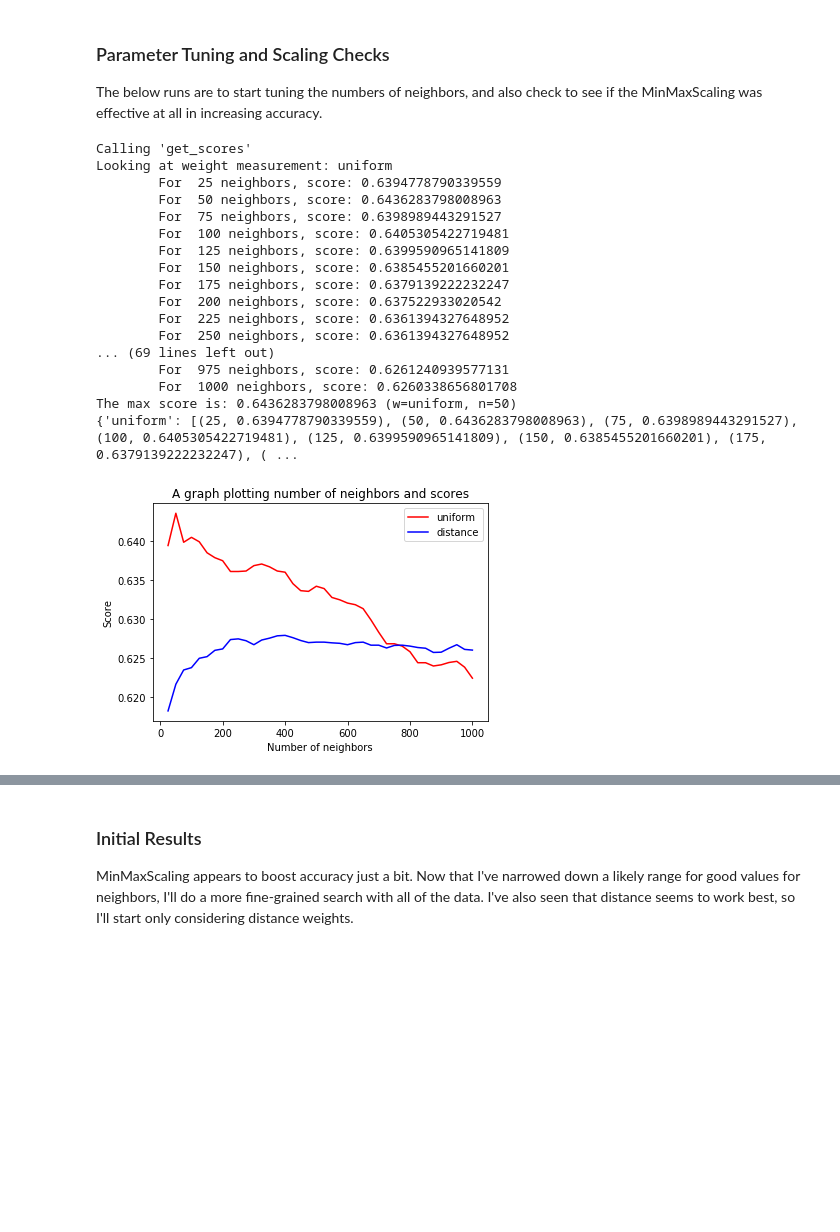
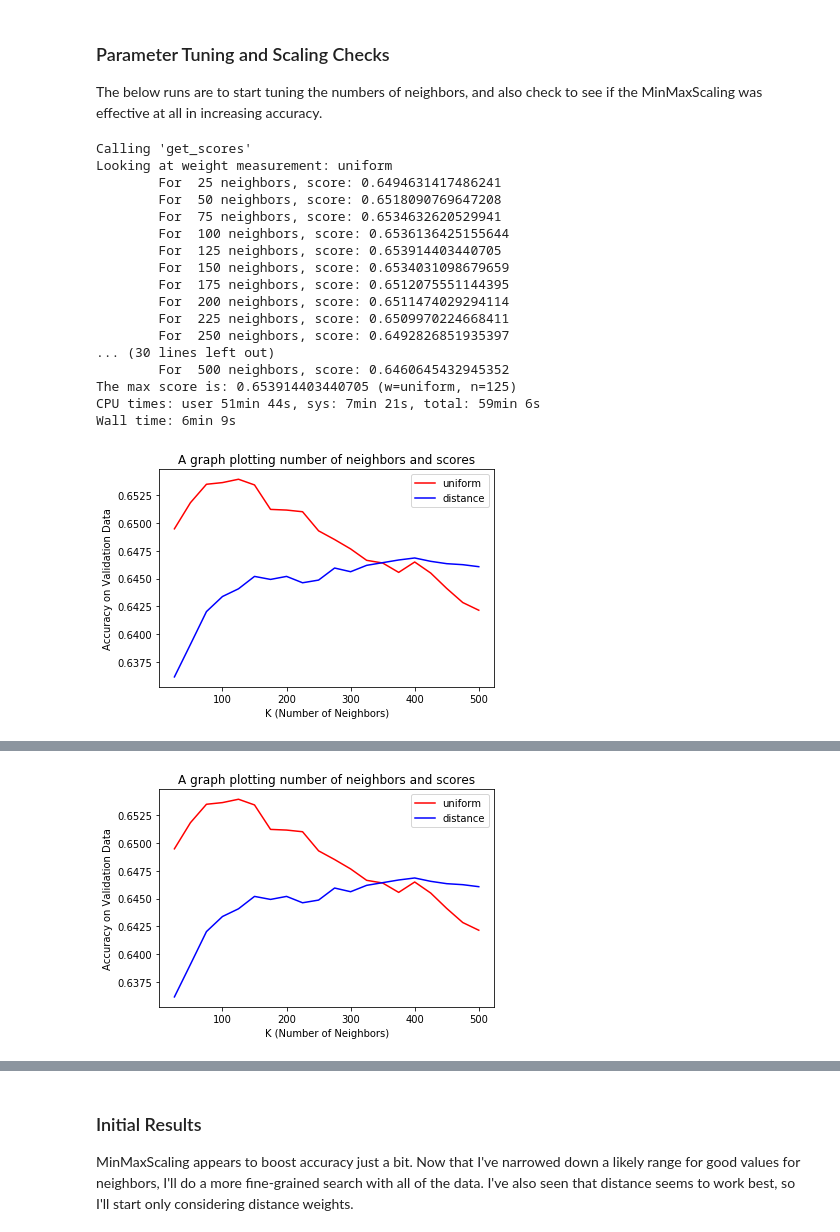
Before and after one commit to michaelmdresser/csci5622project, a Jupyter notebook: erika_knn.ipynb, the cells around one changed output, grey strips where cells are left out. Saved outputs shown, nothing was run; the diff lists cells and outputs as text; code cells hidden in the pictures; blank space fills up the shorter version.

```diff
--- a/erika_knn.ipynb
+++ b/erika_knn.ipynb
@@ -188,7 +234,7 @@ def get_scores(n_low, n_high, n_step, x_train, y_train, x_valid, y_valid, weight
                 max_score = (score, w, n, knn)
     return max_score, scores
 # %%
-def plot_scores(scores):
+def plot_scores(scores, title='A graph plotting number of neighbors and scores'):
     fig, ax = plt.subplots()
     colors = ['red', 'blue', 'green', 'purple', 'orange', 'black']
 
@@ -199,40 +245,38 @@ def plot_scores(scores):
         line.set_label(key)
 
     # Label axes
-    ax.set(xlabel='Number of neighbors', ylabel='Score',
-           title='A graph plotting number of neighbors and scores')
+    ax.set(xlabel='K (Number of Neighbors)', ylabel='Accuracy on Validation Data', title=title)
 
     ax.legend()
-    plt.show()
+    return plt
 # %% [markdown]
 <h3>Parameter Tuning and Scaling Checks</h3>
 The below runs are to start tuning the numbers of neighbors, and also check to see if the MinMaxScaling was effective at all in increasing accuracy.
 # %%
 %%time
-num_samples = 50000
-max_score_base, scores_base = get_scores(25, 1000, 25,
-                                         x_train_base.head(num_samples),
-                                         y_train_base.head(num_samples),
-                                         x_valid_base.head(num_samples),
-                                         y_valid_base.head(num_samples))
+max_score_base, scores_base = get_scores(25, 501, 25,
+                                         x_train_base,
+                                         y_train_base,
+                                         x_valid_base,
+                                         y_valid_base)
 print("The max score is: {} (w={}, n={})".format(max_score_base[0], max_score_base[1], max_score_base[2]))
 plot_scores(scores_base)
 # %% [output]
 Calling 'get_scores'
 Looking at weight measurement: uniform
-        For  25 neighbors, score: 0.6394778790339559
-        For  50 neighbors, score: 0.6436283798008963
-        For  75 neighbors, score: 0.6398989443291527
-        For  100 neighbors, score: 0.6405305422719481
-        For  125 neighbors, score: 0.6399590965141809
-        For  150 neighbors, score: 0.6385455201660201
-        For  175 neighbors, score: 0.6379139222232247
-        For  200 neighbors, score: 0.637522933020542
-        For  225 neighbors, score: 0.6361394327648952
-        For  250 neighbors, score: 0.6361394327648952
-... (69 lines left out)
-        For  975 neighbors, score: 0.6261240939577131
-        For  1000 neighbors, score: 0.6260338656801708
-The max score is: 0.6436283798008963 (w=uniform, n=50)
-{'uniform': [(25, 0.6394778790339559), (50, 0.6436283798008963), (75, 0.6398989443291527), (100, 0.6405305422719481), (125, 0.6399590965141809), (150, 0.6385455201660201), (175, 0.6379139222232247), ( ...
+        For  25 neighbors, score: 0.6494631417486241
+        For  50 neighbors, score: 0.6518090769647208
+        For  75 neighbors, score: 0.6534632620529941
+        For  100 neighbors, score: 0.6536136425155644
+        For  125 neighbors, score: 0.653914403440705
+        For  150 neighbors, score: 0.6534031098679659
+        For  175 neighbors, score: 0.6512075551144395
+        For  200 neighbors, score: 0.6511474029294114
+        For  225 neighbors, score: 0.6509970224668411
+        For  250 neighbors, score: 0.6492826851935397
+... (30 lines left out)
+        For  500 neighbors, score: 0.6460645432945352
+The max score is: 0.653914403440705 (w=uniform, n=125)
+CPU times: user 51min 44s, sys: 7min 21s, total: 59min 6s
+Wall time: 6min 9s
-[figure, old version]
+[figure, new version]
@@ -241,2 +283,3 @@ Wall time: 5min 35s
+[figure, added]
 # %%
 %%time
```
Also changed, not shown: parts of 28 cells of this notebook.
